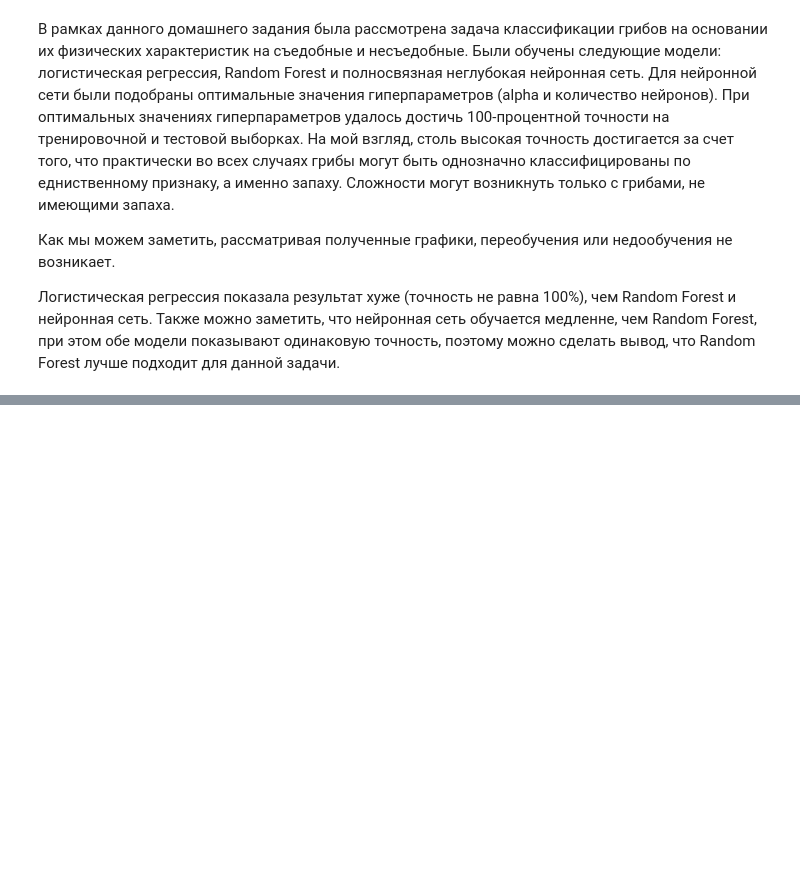
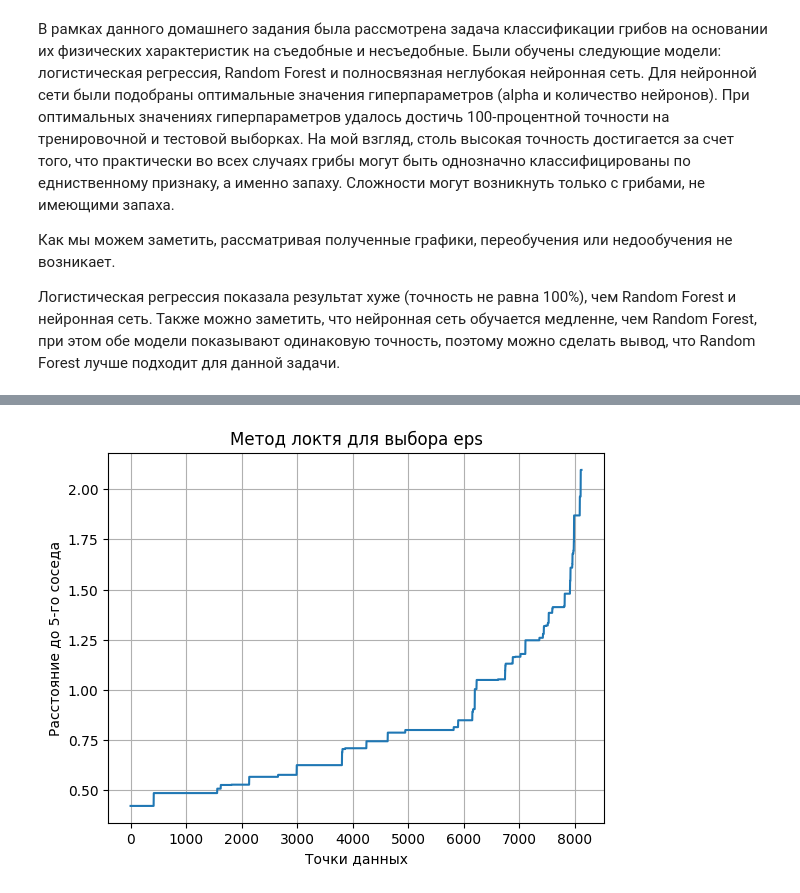
Before and after one commit to Tatiana567/ml-learning, a Jupyter notebook: mushroom_classification.ipynb, the cells around one changed output, grey strips where cells are left out. Cells and saved outputs as stored; diff of their text form; code cells hidden in the pictures; blank space fills up the shorter version.

```diff
--- a/mushroom_classification.ipynb
+++ b/mushroom_classification.ipynb
@@ -350,7 +354,8 @@ from sklearn.preprocessing import LabelEncoder
 label_encoder = LabelEncoder()
 mushroom_dataset_new = mushroom_dataset.copy()
 for col in mushroom_dataset_new.columns:
-    mushroom_dataset_new[col] = label_encoder.fit_transform(mushroom_dataset_new[col])
+    mushroom_dataset_new[col] = label_encoder.fit_transform(
+        mushroom_dataset_new[col])
 mushroom_dataset_new.head()
 # %% [output]
 |  | cap-shape | cap-surface | cap-color | bruises%3F | odor | gill-attachment | gill-spacing | gill-size | ... |
@@ -367,8 +372,9 @@ corr_matrix = mushroom_dataset_new.corr()
 mask = np.zeros_like(corr_matrix)
 mask[np.triu_indices_from(mask)] = True
 with sns.axes_style("white"):
-    f, ax = plt.subplots(figsize=(30,20))
-    sns.heatmap(corr_matrix, vmin=-1, vmax=1, cmap="YlGnBu", annot=True, mask=mask, square=True)
+    f, ax = plt.subplots(figsize=(30, 20))
+    sns.heatmap(corr_matrix, vmin=-1, vmax=1, cmap="YlGnBu",
+                annot=True, mask=mask, square=True)
 # %% [output]
 [figure]
 # %% [markdown]
@@ -383,9 +389,10 @@ with sns.axes_style("white"):
 Чтобы разбить данные на обучающие и тестовые, воспользуемся функцией из библиотеки sklearn. Пусть обучающая выборка составляет 80%, а тестовая - 20%
 # %%
 from sklearn.model_selection import train_test_split
-X = mushroom_dataset_new.drop('class', axis = 1)
+X = mushroom_dataset_new.drop('class', axis=1)
 y = mushroom_dataset_new['class']
-X_train, X_test, y_train, y_test = train_test_split(X, y, test_size=0.2, random_state=42)
+X_train, X_test, y_train, y_test = train_test_split(
+    X, y, test_size=0.2, random_state=42)
 # %% [markdown]
 ## Машинное обучение (kNN)
 # %% [markdown]
@@ -696,0 +910,67 @@ ConfusionMatrixDisplay.from_estimator(MLP, X_test, y_test)
+# %%
+from sklearn.neighbors import NearestNeighbors
+
+# Функция для вычисления точности кластеризации
+
+
+def cluster_accuracy(y_true, cluster_labels):
+    labels = np.zeros_like(cluster_labels)
+    for i in np.unique(cluster_labels):
+        mask = (cluster_labels == i)
+        labels[mask] = mode(y_true[mask], keepdims=False)[0]
+    return accuracy_score(y_true, labels)
+
+# 1. Поиск оптимального eps с помощью метода локтя
+
+
+def find_optimal_eps(X_scaled, n_neighbors=5):
+    # Рассчитываем расстояния до ближайших соседей
+    nearest_neighbors = NearestNeighbors(n_neighbors=n_neighbors)
+    neighbors_fit = nearest_neighbors.fit(X_scaled)
+    distances, indices = neighbors_fit.kneighbors(X_scaled)
+
+    # Берем расстояния до n-го соседа и сортируем их
+    distances = np.sort(distances[:, n_neighbors - 1], axis=0)
+
+    # Визуализация метода локтя
+    plt.plot(distances)
+    plt.title("Метод локтя для выбора eps")
+    plt.xlabel("Точки данных")
+    plt.ylabel(f"Расстояние до {n_neighbors}-го соседа")
+    plt.grid()
+    plt.show()
+
+
+# Вызов функции для визуализации
+find_optimal_eps(X_scaled, n_neighbors=5)
+
+# 2. Подбор eps и min_samples
+eps_values = np.arange(0.2, 1.0, 0.1)  # Диапазон значений eps
+min_samples_values = [3, 5, 10, 15]    # Перебор значений min_samples
+
+best_params = None
+best_accuracy = 0
+
+for eps in eps_values:
+    for min_samples in min_samples_values:
+        dbscan = DBSCAN(eps=eps, min_samples=min_samples)
+        dbscan_labels = dbscan.fit_predict(X_scaled)
+
+        # Исключаем выбросы (-1) перед расчетом точности
+        mask = dbscan_labels != -1
+        if np.any(mask):  # Проверяем, есть ли хоть один кластер, кроме выбросов
+            acc = cluster_accuracy(y_true[mask], dbscan_labels[mask])
+        else:
+            acc = 0  # Если только выбросы, точность равна 0
+
+        print(f"eps={eps}, min_samples={min_samples}, Accuracy={acc:.4f}")
+
+        if acc > best_accuracy:
+            best_accuracy = acc
+            best_params = (eps, min_samples)
+
+# Вывод лучших параметров
+print(
+    f"\nЛучшие параметры: eps={best_params[0]}, min_samples={best_params[1]}, Accuracy={best_accuracy:.4f}")
+# %% [output]
+[figure, added]
```
Also changed, not shown: parts of 35 cells of this notebook.
